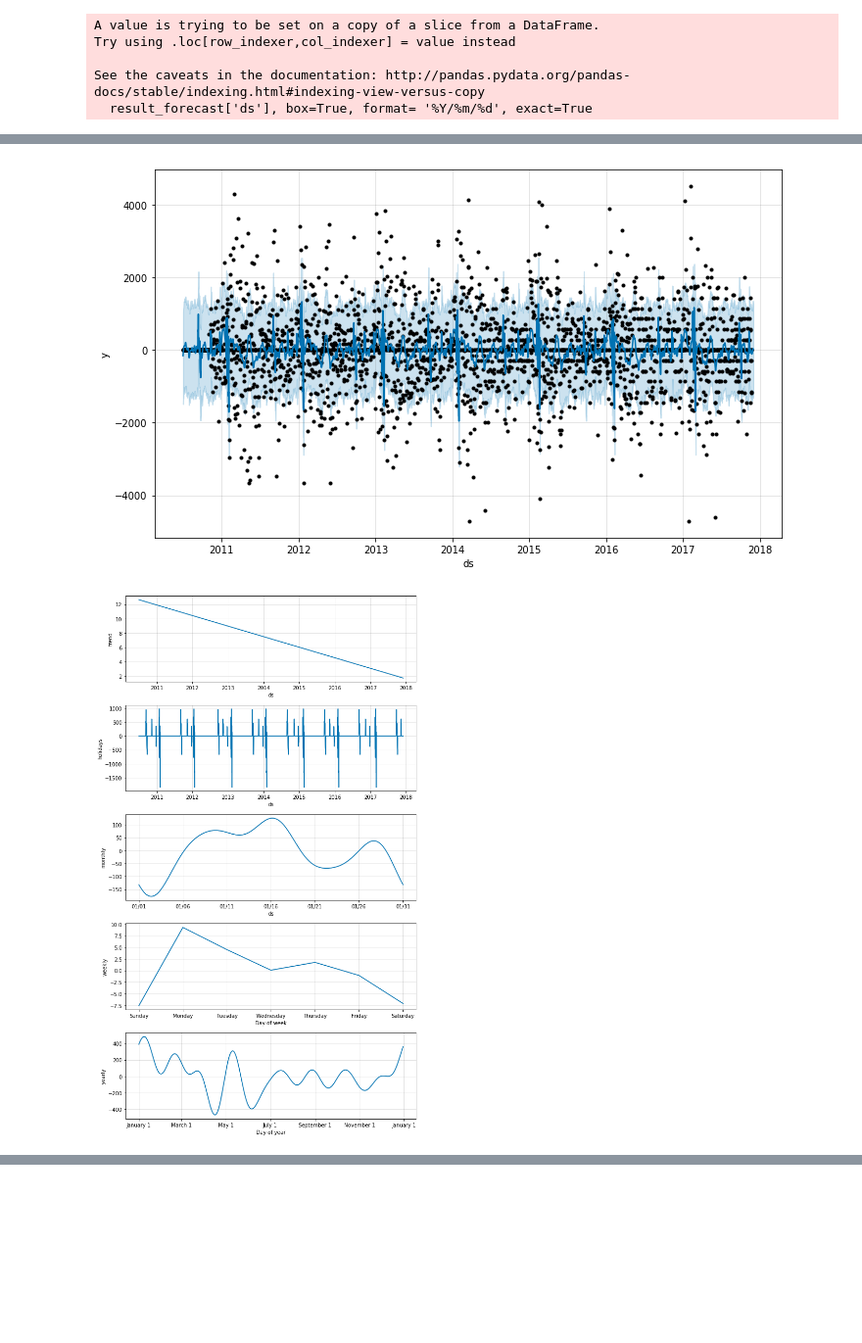
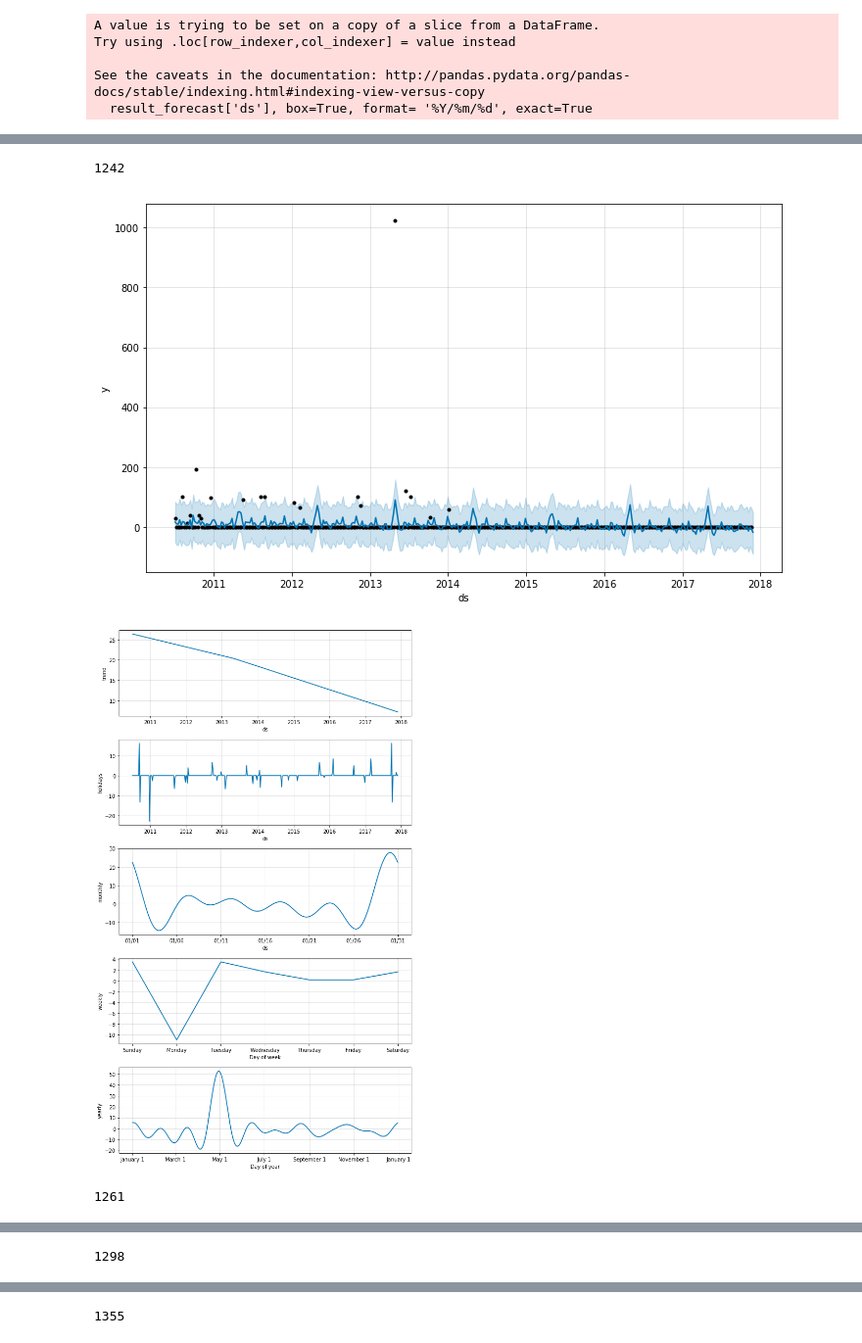
Before and after one commit to rpblic/nextop-engine, a Jupyter notebook: nextop_engine/_analysis_result/180207_logisall/prophet_basis_allobj_CV.ipynb, the cells around one changed output, grey strips where cells are left out. Shown at 98% size. Saved outputs shown, nothing was run; the diff lists cells and outputs as text; code cells hidden in the pictures; blank space fills up the shorter version.

```diff
--- a/nextop_engine/_analysis_result/180207_logisall/prophet_basis_allobj_CV.ipynb
+++ b/nextop_engine/_analysis_result/180207_logisall/prophet_basis_allobj_CV.ipynb
@@ -40 +43,3 @@ df_raw['raw']= pd.merge(df_raw['raw'], df_temp['raw'], how='inner', on='ds')
+# %%
+df_raw['raw']['seasonality_7,3']= df_raw['raw']['seasonality_7,3'].replace(to_replace= [0,1,2,3,4,5,6], value= ['mon','tue','wed','thu','fri','sat','sun'])
 # %%
@@ -42,3 +47,7 @@ ft_c.divide_multiple_y(df_raw, 'raw', y_col, x_col)
+# %%
+for i in ['mon','tue','wed','thu','fri','sat','sun']:
+    keyname= (i, )
+    ft_c.divide_multiple_y(df_raw, keyname, y_col, x_col, checkpoint= str(i))
 # %%
 df_raw
 # %% [output]
@@ -191,9 +85,9 @@ cv._data
 # %%
 prpt_withobj= Prophet_timeseries(cv= True)
 # %%
-prpt_withobj.add_model('obj', 'day', regressor= None)
+prpt_withobj.add_model('obj', 'day', regressor= False)
 # %%
-prpt_withobj.fit('obj', txs_traintest= cv._data)
+prpt_withobj.log_fit('obj', txs_traintest= cv2._data)
 # %%
 prpt_withobj.forecast('obj', forecast_dict= r.forecast_dict)
 # %% [output]
@@ -240,5 +145,9 @@ sMAPE with segment 230054_result: 82.5687
-# %%
-prpt_diff.plot('companycode_diff230054_230054_0')
-# %% [output]
-[figure, removed]
-[figure, removed]
+# %%
+for i in list(map(str, y_col))[10:20]:
+    print(i)
+    prpt_withobj.plot('obj_{}_mon_0'.format(i))
+# %% [output]
+1242
+[figure, added]
+[figure, added]
+1261
@@ -244,0 +156 @@ prpt_diff.plot('companycode_diff230054_230054_0')
+1298
@@ -244,0 +159 @@ prpt_diff.plot('companycode_diff230054_230054_0')
+1355
```
Also changed, not shown: parts of 31 cells of this notebook, 5 other files.
